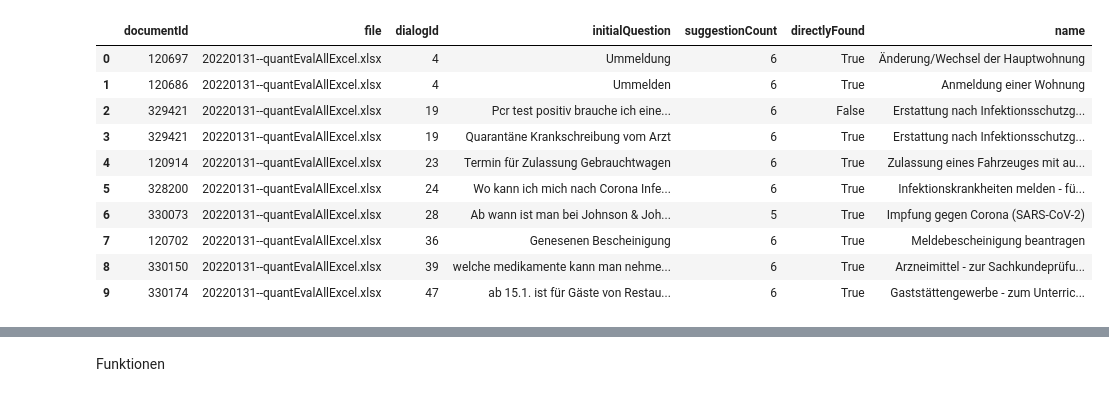
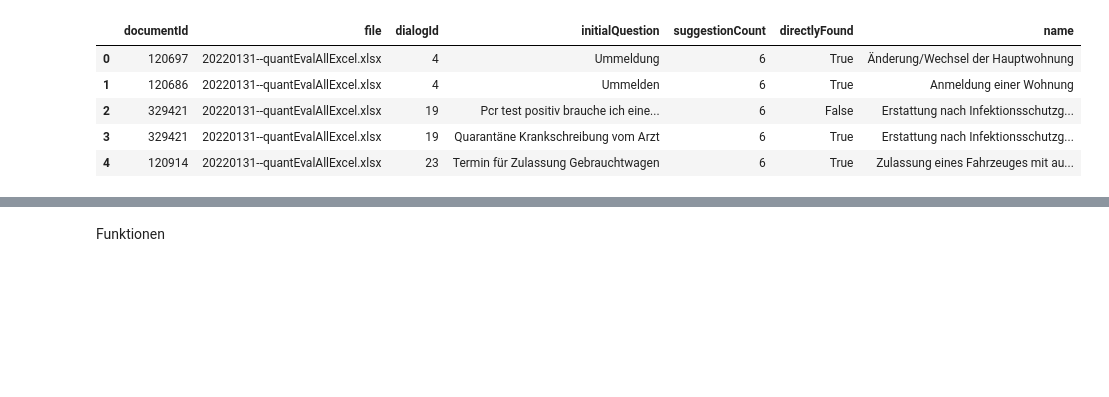
Before and after one commit to moritzwassmer/PJDS_chatbot, a Jupyter notebook: CodingDirectory/Clustering/decision_tree_chatbot.ipynb, the cells around one changed output, grey strips where cells are left out. Drawn from its saved outputs; the diff is of its cells as text; code cells hidden in the pictures; blank space fills up the shorter version.

```diff
--- a/CodingDirectory/Clustering/decision_tree_chatbot.ipynb
+++ b/CodingDirectory/Clustering/decision_tree_chatbot.ipynb
@@ -14,18 +11,13 @@ warnings.filterwarnings(action='ignore')
 # %%
 # Import eval.csv
 import os
 file = os.path.realpath("../../Evaluierung/eval.csv")
 eval = pd.read_csv(file, sep = ";")
-eval.head(10)
+eval.head()
 # %% [output]
 |  | documentId | file | dialogId | initialQuestion | suggestionCount | directlyFound | name |
 | 0 | 120697 | 20220131--quantEvalAllExcel.xlsx | 4 | Ummeldung | 6 | True | Änderung/Wechsel der Hauptwohnung |
 | 1 | 120686 | 20220131--quantEvalAllExcel.xlsx | 4 | Ummelden | 6 | True | Anmeldung einer Wohnung |
 | 2 | 329421 | 20220131--quantEvalAllExcel.xlsx | 19 | Pcr test positiv brauche ich eine... | 6 | False | Erstattung nach Infektionsschutzg... |
 | 3 | 329421 | 20220131--quantEvalAllExcel.xlsx | 19 | Quarantäne Krankschreibung vom Arzt | 6 | True | Erstattung nach Infektionsschutzg... |
 | 4 | 120914 | 20220131--quantEvalAllExcel.xlsx | 23 | Termin für Zulassung Gebrauchtwagen | 6 | True | Zulassung eines Fahrzeuges mit au... |
-| 5 | 328200 | 20220131--quantEvalAllExcel.xlsx | 24 | Wo kann ich mich nach Corona Infe... | 6 | True | Infektionskrankheiten melden - fü... |
-| 6 | 330073 | 20220131--quantEvalAllExcel.xlsx | 28 | Ab wann ist man bei Johnson & Joh... | 5 | True | Impfung gegen Corona (SARS-CoV-2) |
-| 7 | 120702 | 20220131--quantEvalAllExcel.xlsx | 36 | Genesenen Bescheinigung | 6 | True | Meldebescheinigung beantragen |
-| 8 | 330150 | 20220131--quantEvalAllExcel.xlsx | 39 | welche medikamente kann man nehme... | 6 | True | Arzneimittel - zur Sachkundeprüfu... |
-| 9 | 330174 | 20220131--quantEvalAllExcel.xlsx | 47 | ab 15.1. ist für Gäste von Restau... | 6 | True | Gaststättengewerbe - zum Unterric... |
```
Also changed, not shown: parts of 24 cells of this notebook.
